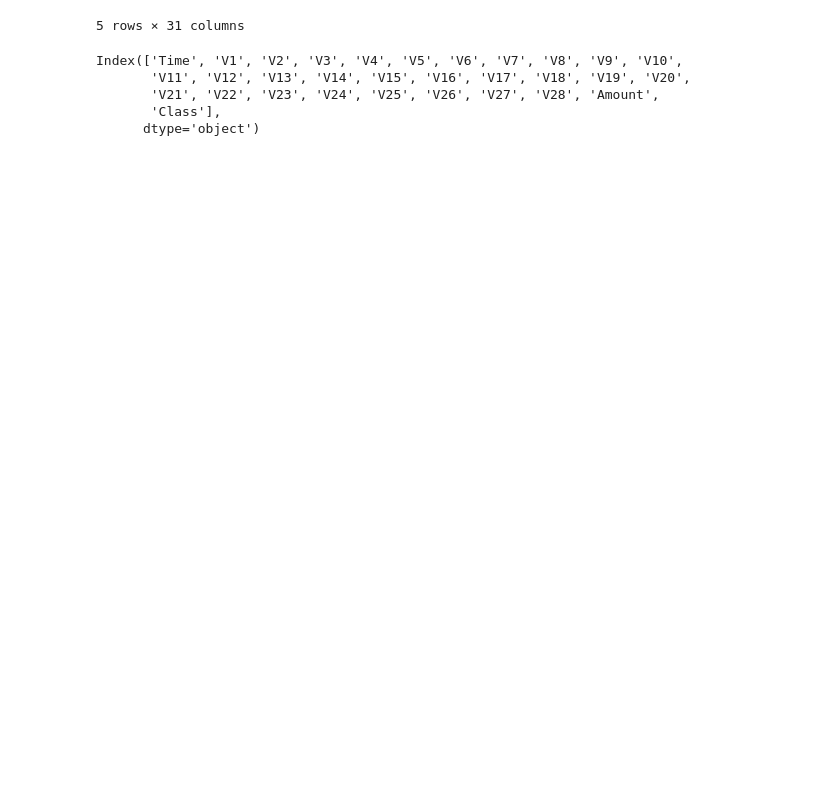
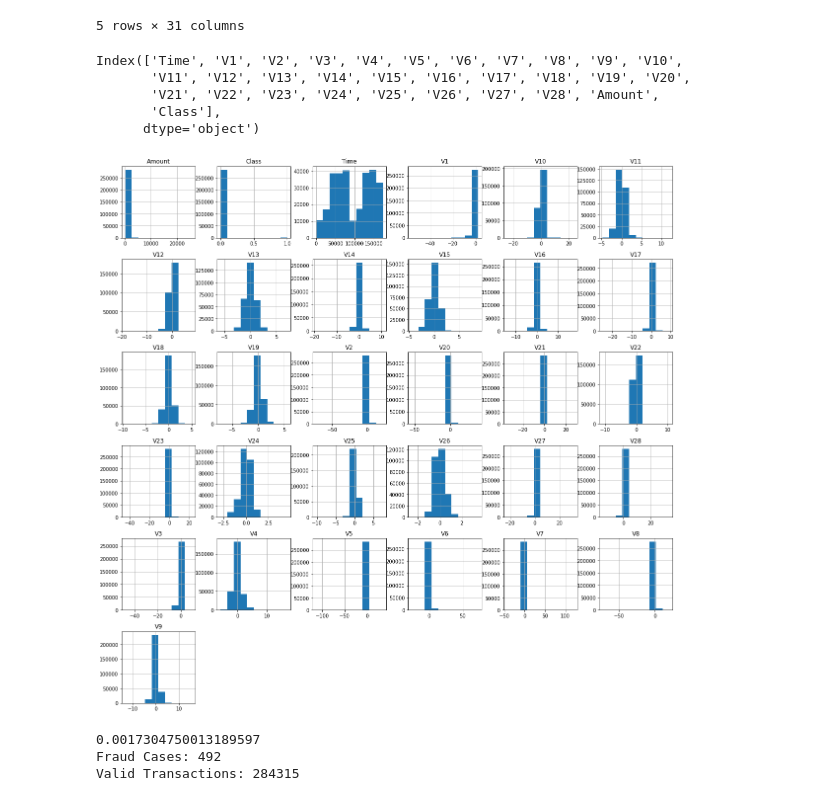
Before and after one commit to Andre-Williams22/Fraud-Detection, a Jupyter notebook: Fraud-Detection.ipynb, the cells around one changed output. Drawn from its saved outputs; the diff is of its cells as text; code cells hidden in the pictures; blank space fills up the shorter version.

Commit message:
visualizes data

```diff
--- a/Fraud-Detection.ipynb
+++ b/Fraud-Detection.ipynb
@@ -54,3 +54,24 @@ Index(['Time', 'V1', 'V2', 'V3', 'V4', 'V5', 'V6', 'V7', 'V8', 'V9', 'V10',
        'V21', 'V22', 'V23', 'V24', 'V25', 'V26', 'V27', 'V28', 'Amount',
        'Class'],
       dtype='object')
+# %%
+# Plot histograms of each parameter
+data.hist(figsize = (20, 20))
+plt.show()
+# %% [output]
+[figure, added]
+# %%
+# Determine number of fraud cases in dataset
+
+Fraud = data[data['Class'] == 1]
+Valid = data[data['Class'] == 0]
+
+outlier_fraction = len(Fraud)/float(len(Valid))
+print(outlier_fraction)
+
+print('Fraud Cases: {}'.format(len(data[data['Class'] == 1])))
+print('Valid Transactions: {}'.format(len(data[data['Class'] == 0])))
+# %% [output]
+0.0017304750013189597
+Fraud Cases: 492
+Valid Transactions: 284315
```
Also changed, not shown: parts of 1 cell of this notebook.
